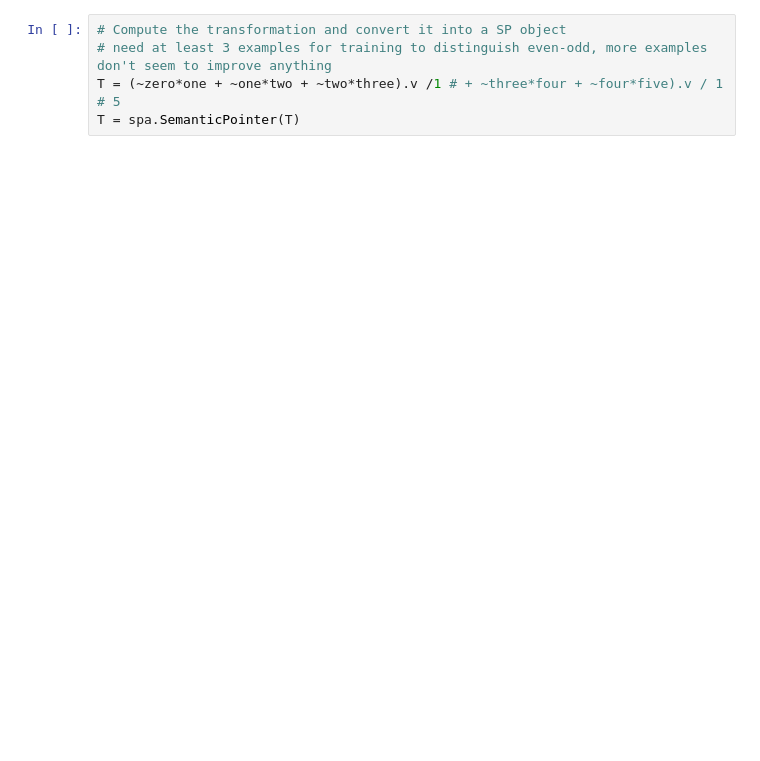
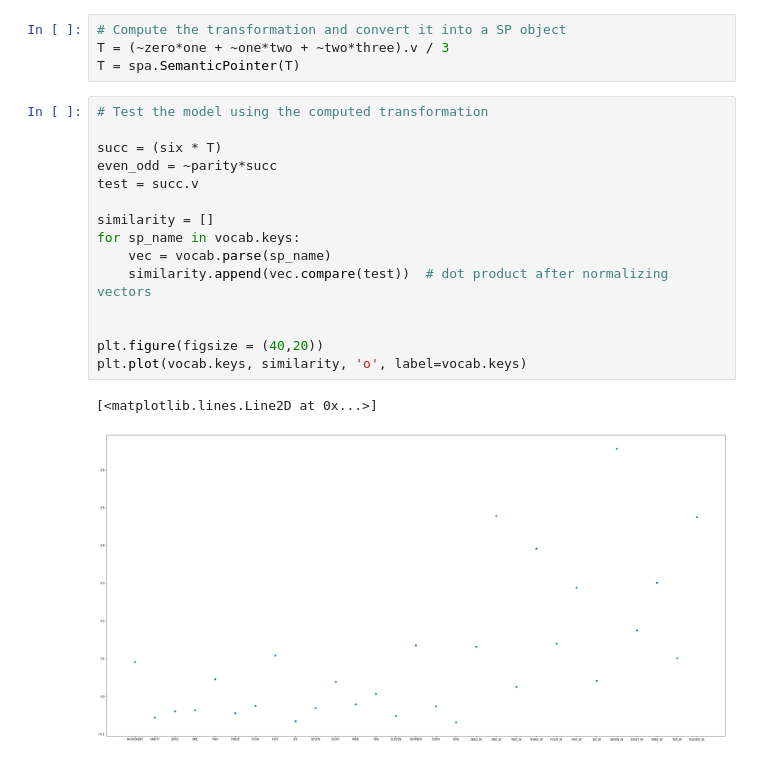
Before and after one commit to s72sue/induction, a Jupyter notebook: hrr_neural/succ_operation_parity.ipynb, the cells around one changed output. Saved outputs shown, nothing was run; the diff lists cells and outputs as text; blank space fills up the shorter version.

```diff
--- a/hrr_neural/succ_operation_parity.ipynb
+++ b/hrr_neural/succ_operation_parity.ipynb
@@ -53,6 +62,23 @@ vocab.add("TEN_W", ten)
 vocab.add("ELEVEN_W", eleven)
 # %%
 # Compute the transformation and convert it into a SP object
-# need at least 3 examples for training to distinguish even-odd, more examples don't seem to improve anything
-T = (~zero*one + ~one*two + ~two*three).v /1 # + ~three*four + ~four*five).v / 1 # 5
+T = (~zero*one + ~one*two + ~two*three).v / 3
 T = spa.SemanticPointer(T)
+# %%
+# Test the model using the computed transformation
+
+succ = (six * T)
+even_odd = ~parity*succ
+test = succ.v
+
+similarity = []
+for sp_name in vocab.keys:
+    vec = vocab.parse(sp_name)
+    similarity.append(vec.compare(test))  # dot product after normalizing vectors
+
+
+plt.figure(figsize = (40,20))
+plt.plot(vocab.keys, similarity, 'o', label=vocab.keys)
+# %% [output]
+[<matplotlib.lines.Line2D at 0x...>]
+[figure, added]
```
Also changed, not shown: parts of 8 cells of this notebook, 9 other files.
